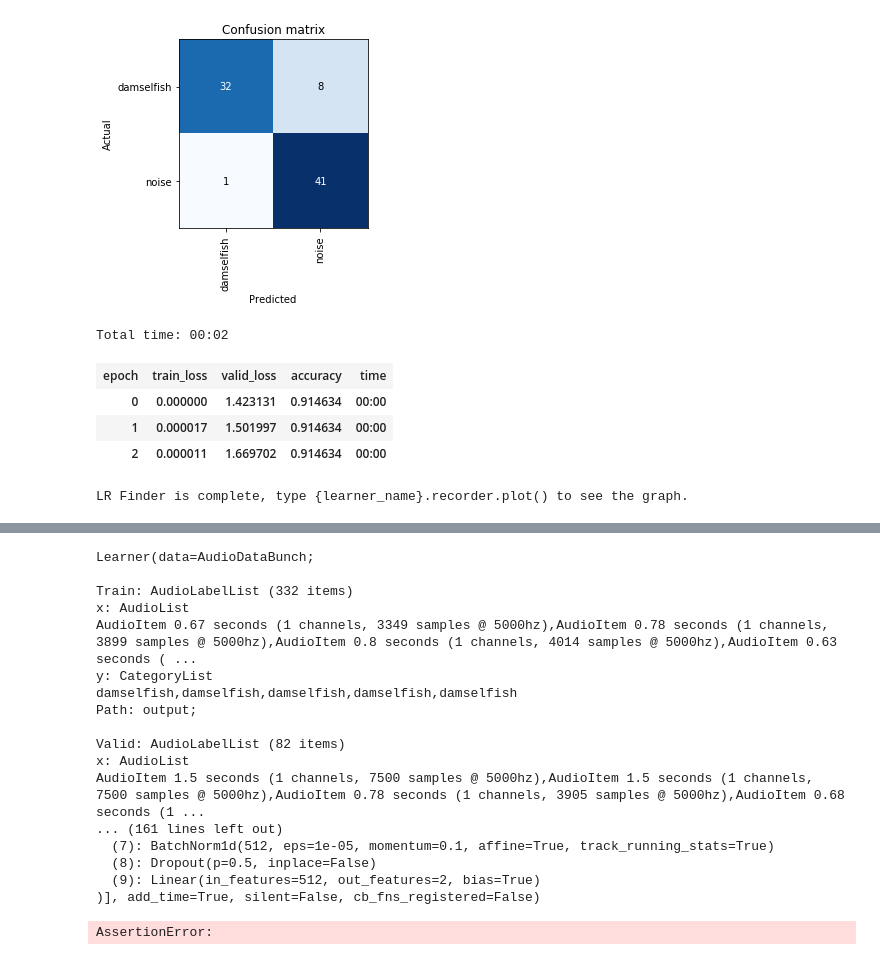
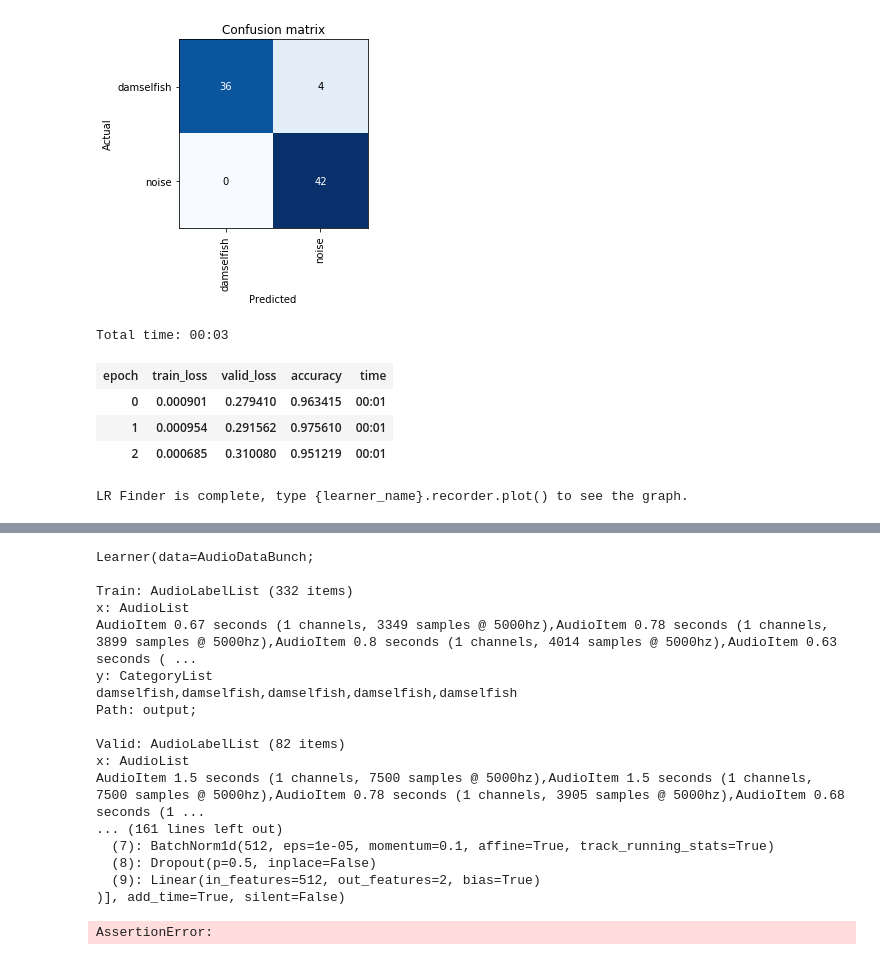
Before and after one commit to whoahbot/sonumator, a Jupyter notebook: notebook.ipynb, the cells around one changed output, grey strips where cells are left out. Saved outputs shown, nothing was run; the diff lists cells and outputs as text; code cells hidden in the pictures.

```diff
--- a/notebook.ipynb
+++ b/notebook.ipynb
@@ -75,12 +52,12 @@ path = Path("output/")
 #db_spec = librosa.amplitude_to_db(sg, ref=1.0, amin=1e-04, top_db=40.0)
 #librosa.display.specshow(db_spec, y_axis='mel', fmax=2500, hop_length=256, x_axis='time')
 
-sg_cfg = SpectrogramConfig(n_fft=2560, hop=512, n_mels=512, top_db=60, f_max=2500)
+sg_cfg = SpectrogramConfig(n_fft=2560, hop_length=256, n_mels=192, top_db=60, f_max=2500)
 
 config = AudioConfig(
     use_spectro=True,
     sg_cfg=sg_cfg,
-    max_to_pad=1000
+    duration=1000
 )
 
 #label_pattern = r'_([mf]\d+)_'
@@ -137,3 +114,3 @@ LR Finder is complete, type {learner_name}.recorder.plot() to see the graph.
 # %%
-learn.fit_one_cycle(100, slice(3e-6, 3e-3))
+learn.fit_one_cycle(100, slice(1e-5, 1e-3))
 # %% [output]
@@ -160,17 +137,17 @@ interp.plot_confusion_matrix()
 # %% [output]
 [figure]
 # %%
-learn.save("/workspaces/sonumator/stage1")
+#learn.save("/workspaces/sonumator/stage1")
 learn.unfreeze()
 
 learn.lr_find(start_lr=1e-5, end_lr=1e-1)
 learn.fit_one_cycle(3, max_lr=slice(3e-5, 3e-4))
 # %% [output]
-Total time: 00:02
+Total time: 00:03
 | epoch | train_loss | valid_loss | accuracy | time |
-| 0 | 0.000000 | 1.423131 | 0.914634 | 00:00 |
-| 1 | 0.000017 | 1.501997 | 0.914634 | 00:00 |
-| 2 | 0.000011 | 1.669702 | 0.914634 | 00:00 |
+| 0 | 0.000901 | 0.279410 | 0.963415 | 00:01 |
+| 1 | 0.000954 | 0.291562 | 0.975610 | 00:01 |
+| 2 | 0.000685 | 0.310080 | 0.951219 | 00:01 |
 LR Finder is complete, type {learner_name}.recorder.plot() to see the graph.
 [interactive output not drawn]
 # %%
@@ -195,7 +172,7 @@ AudioItem 1.5 seconds (1 channels, 7500 samples @ 5000hz),AudioItem 1.5 seconds
   (7): BatchNorm1d(512, eps=1e-05, momentum=0.1, affine=True, track_running_stats=True)
   (8): Dropout(p=0.5, inplace=False)
   (9): Linear(in_features=512, out_features=2, bias=True)
-)], add_time=True, silent=False, cb_fns_registered=False)
+)], add_time=True, silent=False)
 # %%
 item = AudioItem(path="output/damselfish/31.wav")
 audio_predict(learn, item)
```
Also changed, not shown: parts of 6 cells of this notebook.
